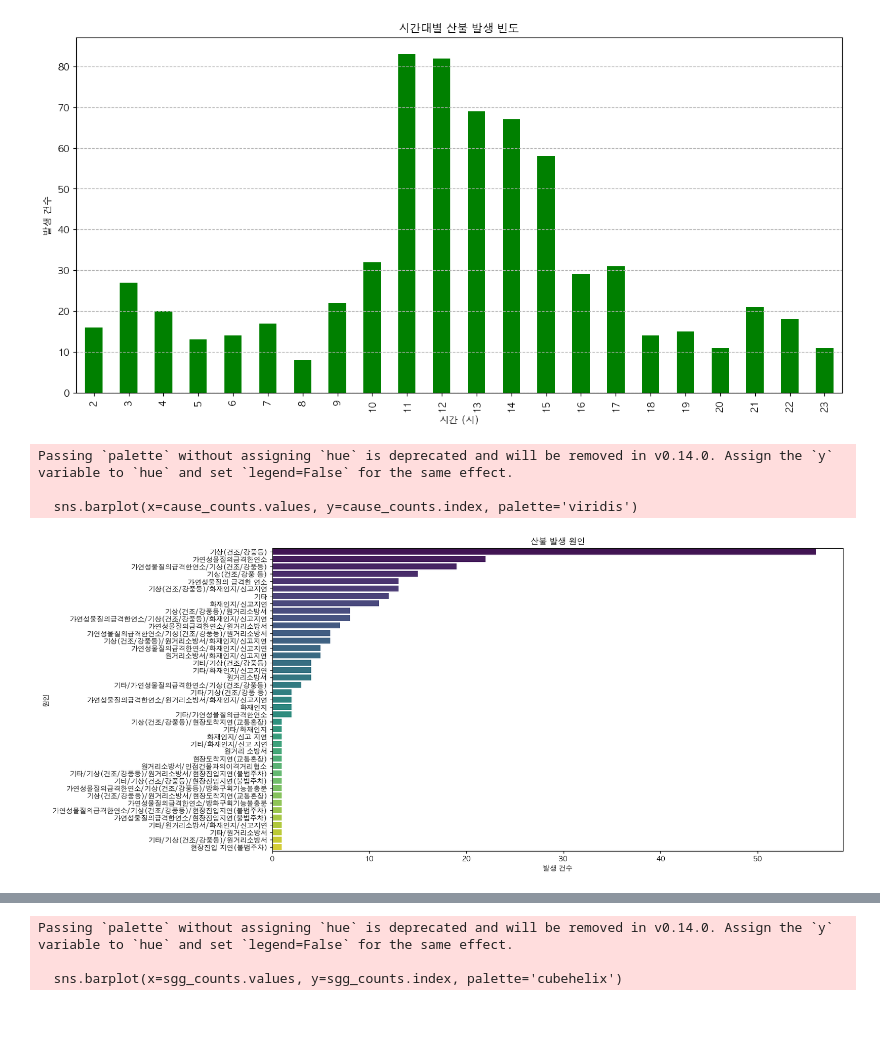
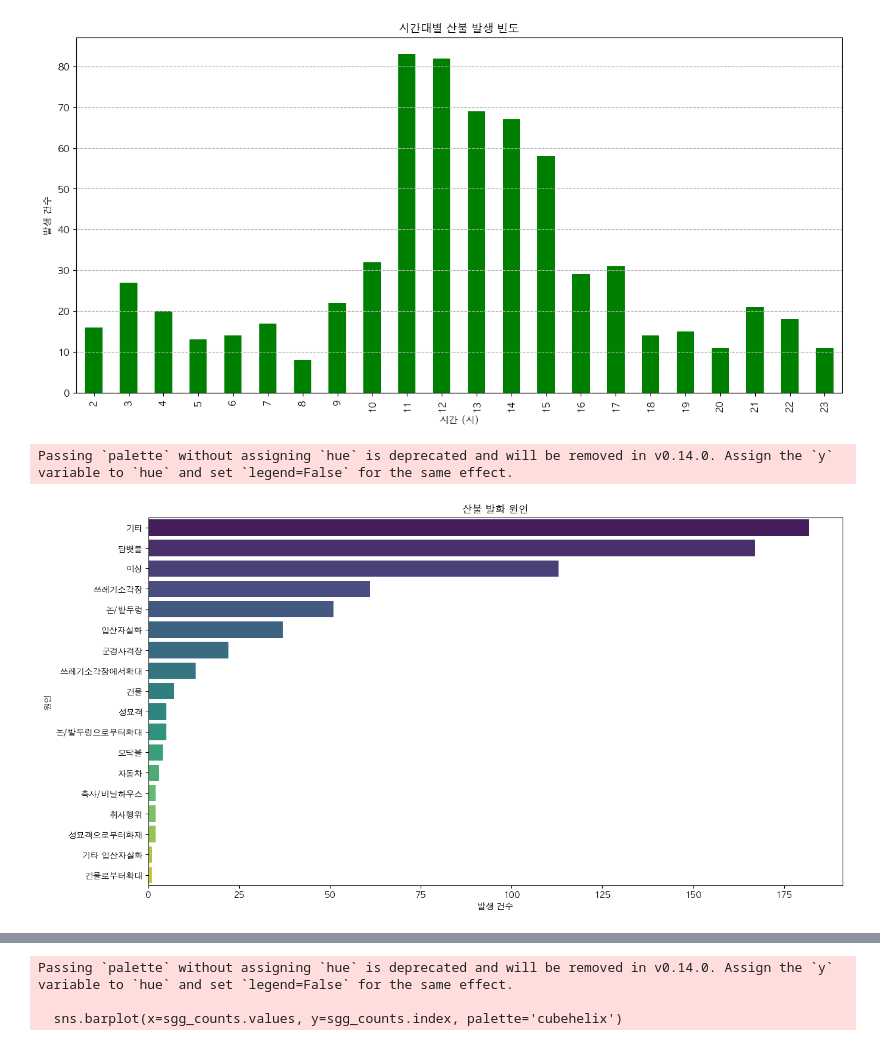
Before and after one commit to SNU-Bigdata-Fintech-AI/Gangwon-Wildfire-Data-Visualization, a Jupyter notebook: src/eda.ipynb, the cells around one changed output, grey strips where cells are left out. Cells and saved outputs as stored; diff of their text form; code cells hidden in the pictures; blank space fills up the shorter version.

```diff
--- a/src/eda.ipynb
+++ b/src/eda.ipynb
@@ -583,17 +583,15 @@ plt.show()
 [figure]
 # %%
 plt.figure(figsize=(15, 8))
-cause_counts = df['OCRN_CS_NM'].value_counts()
+cause_counts = df['IGTN_CS_NM'].value_counts()
 sns.barplot(x=cause_counts.values, y=cause_counts.index, palette='viridis')
-plt.title('산불 발생 원인')
+plt.title('산불 발화 원인')
 plt.xlabel('발생 건수')
 plt.ylabel('원인')
 plt.show()
 # %% [output]
 Passing `palette` without assigning `hue` is deprecated and will be removed in v0.14.0. Assign the `y` variable to `hue` and set `legend=False` for the same effect.
-
-  sns.barplot(x=cause_counts.values, y=cause_counts.index, palette='viridis')
-[figure, old version]
+[figure, new version]
 # %%
 # 대분류
 plt.figure(figsize=(12, 7))
```
Also changed, not shown: parts of 3 cells of this notebook, 2 other files.
